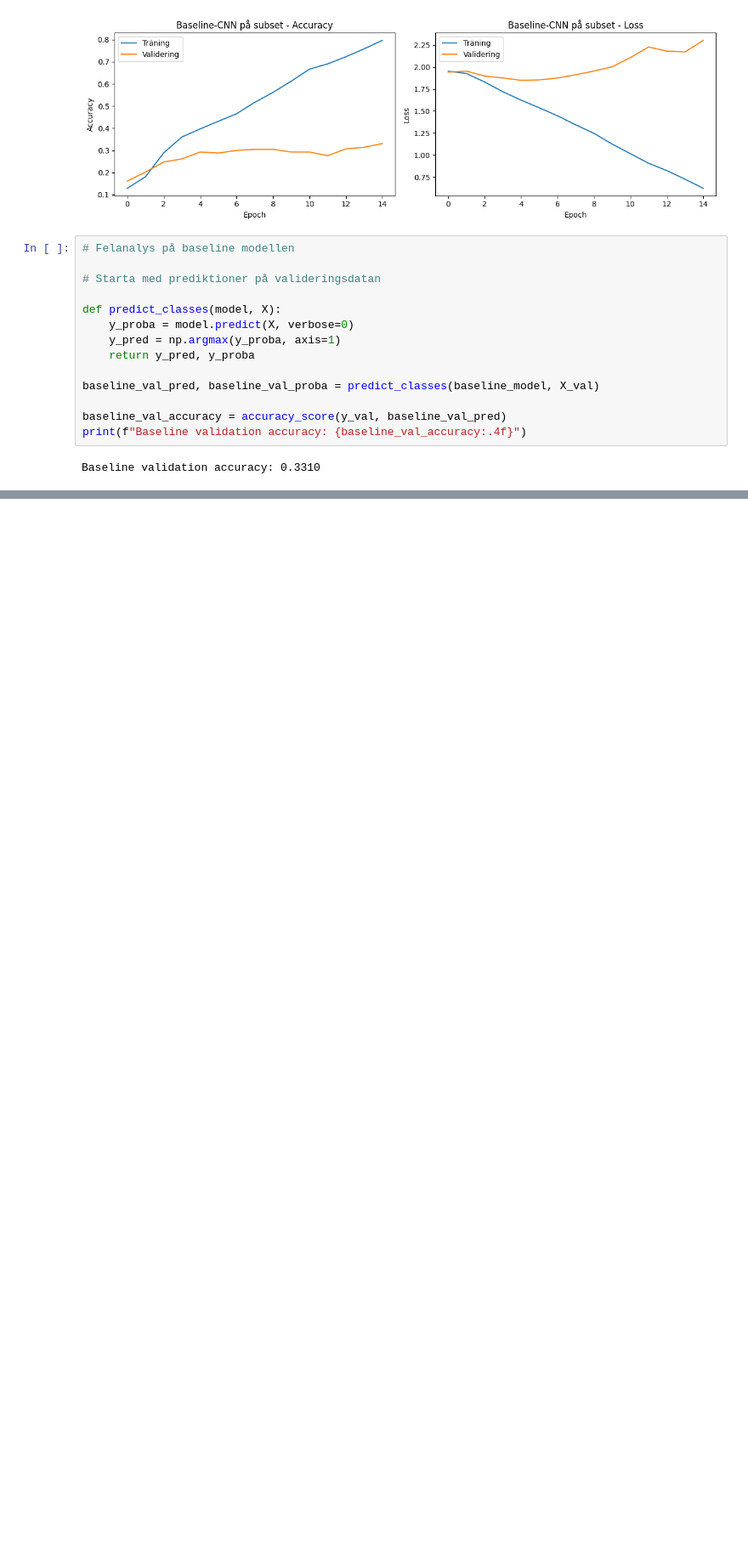
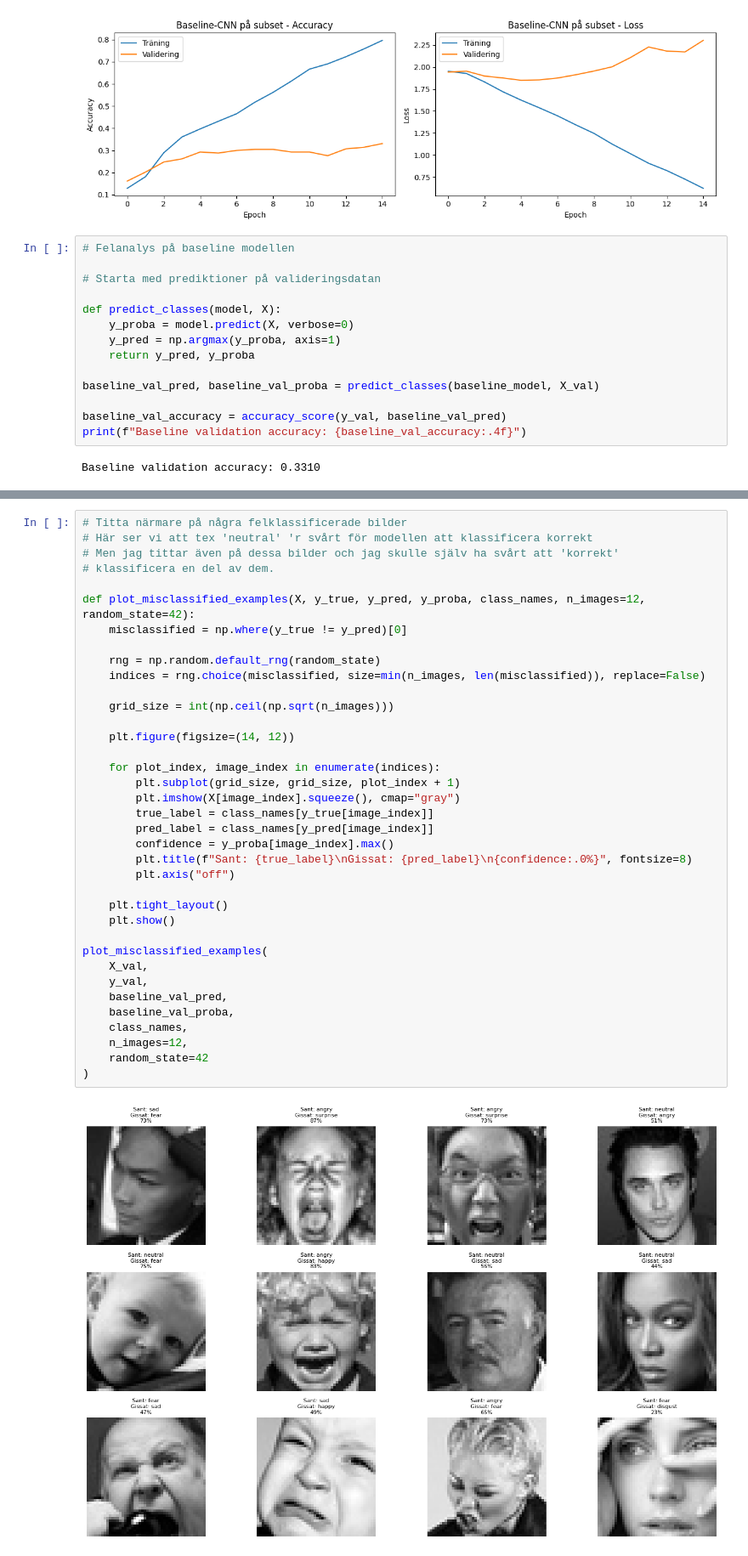
Before and after one commit to EliWei/CNN_individual_assignment, a Jupyter notebook: fer_klassificering.ipynb, the cells around one changed output, grey strips where cells are left out. Shown at 85% size. Cells and saved outputs as stored; diff of their text form; blank space fills up the shorter version.

Commit message:
confusion matrix och titta på bilder

```diff
--- a/fer_klassificering.ipynb
+++ b/fer_klassificering.ipynb
@@ -444,0 +495,39 @@ baseline_cm = plot_confusion_matrix(
+# %%
+# Titta närmare på några felklassificerade bilder
+# Här ser vi att tex 'neutral' 'r svårt för modellen att klassificera korrekt
+# Men jag tittar även på dessa bilder och jag skulle själv ha svårt att 'korrekt'
+# klassificera en del av dem.
+
+def plot_misclassified_examples(X, y_true, y_pred, y_proba, class_names, n_images=12, random_state=42):
+    misclassified = np.where(y_true != y_pred)[0]
+
+    rng = np.random.default_rng(random_state)
+    indices = rng.choice(misclassified, size=min(n_images, len(misclassified)), replace=False)
+
+    grid_size = int(np.ceil(np.sqrt(n_images)))
+
+    plt.figure(figsize=(14, 12))
+
+    for plot_index, image_index in enumerate(indices):
+        plt.subplot(grid_size, grid_size, plot_index + 1)
+        plt.imshow(X[image_index].squeeze(), cmap="gray")
+        true_label = class_names[y_true[image_index]]
+        pred_label = class_names[y_pred[image_index]]
+        confidence = y_proba[image_index].max()
+        plt.title(f"Sant: {true_label}\nGissat: {pred_label}\n{confidence:.0%}", fontsize=8)
+        plt.axis("off")
+
+    plt.tight_layout()
+    plt.show()
+
+plot_misclassified_examples(
+    X_val,
+    y_val,
+    baseline_val_pred,
+    baseline_val_proba,
+    class_names,
+    n_images=12,
+    random_state=42
+)
+# %% [output]
+[figure, added]
```
Also changed, not shown: parts of 4 cells of this notebook.
